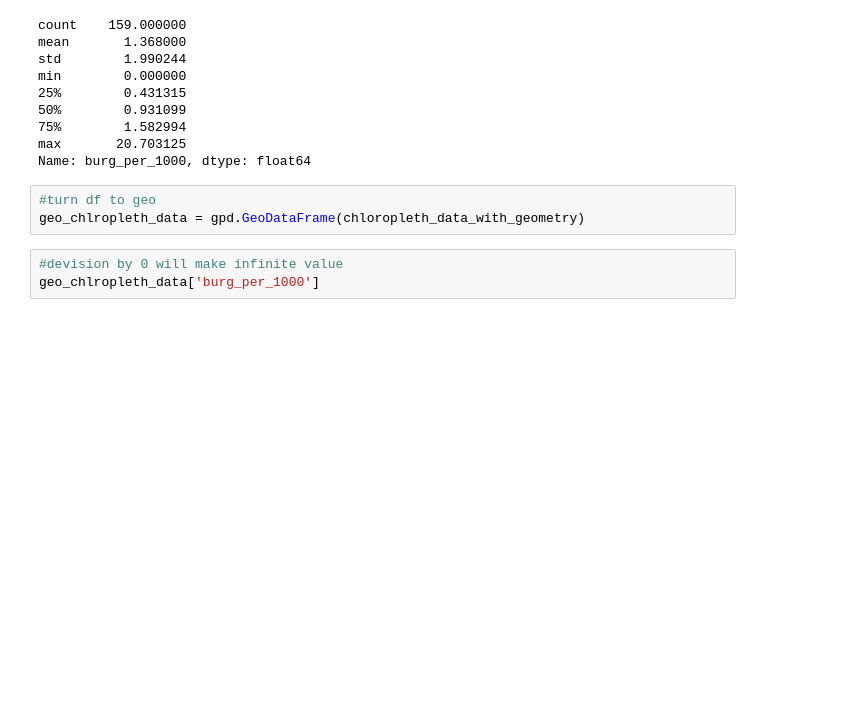
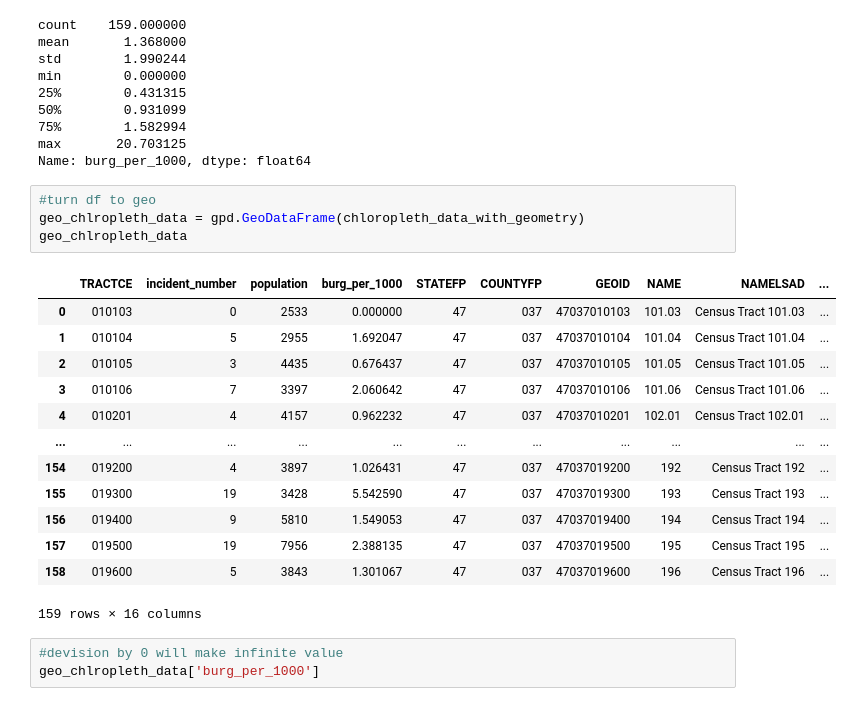
Before and after one commit to nss-data-science-cohort-5/geospatial_api-blue-barracudas, a Jupyter notebook: notebooks/geoproject.ipynb, the cells around one changed output. Cells and saved outputs as stored; diff of their text form; blank space fills up the shorter version.

```diff
--- a/notebooks/geoproject.ipynb
+++ b/notebooks/geoproject.ipynb
@@ -335,6 +349,21 @@ Name: burg_per_1000, dtype: float64
 # %%
 #turn df to geo
 geo_chlropleth_data = gpd.GeoDataFrame(chloropleth_data_with_geometry)
+geo_chlropleth_data
+# %% [output]
+|  | TRACTCE | incident_number | population | burg_per_1000 | STATEFP | COUNTYFP | GEOID | NAME | NAMELSAD | ... |
+| 0 | 010103 | 0 | 2533 | 0.000000 | 47 | 037 | 47037010103 | 101.03 | Census Tract 101.03 | ... |
+| 1 | 010104 | 5 | 2955 | 1.692047 | 47 | 037 | 47037010104 | 101.04 | Census Tract 101.04 | ... |
+| 2 | 010105 | 3 | 4435 | 0.676437 | 47 | 037 | 47037010105 | 101.05 | Census Tract 101.05 | ... |
+| 3 | 010106 | 7 | 3397 | 2.060642 | 47 | 037 | 47037010106 | 101.06 | Census Tract 101.06 | ... |
+| 4 | 010201 | 4 | 4157 | 0.962232 | 47 | 037 | 47037010201 | 102.01 | Census Tract 102.01 | ... |
+| ... | ... | ... | ... | ... | ... | ... | ... | ... | ... | ... |
+| 154 | 019200 | 4 | 3897 | 1.026431 | 47 | 037 | 47037019200 | 192 | Census Tract 192 | ... |
+| 155 | 019300 | 19 | 3428 | 5.542590 | 47 | 037 | 47037019300 | 193 | Census Tract 193 | ... |
+| 156 | 019400 | 9 | 5810 | 1.549053 | 47 | 037 | 47037019400 | 194 | Census Tract 194 | ... |
+| 157 | 019500 | 19 | 7956 | 2.388135 | 47 | 037 | 47037019500 | 195 | Census Tract 195 | ... |
+| 158 | 019600 | 5 | 3843 | 1.301067 | 47 | 037 | 47037019600 | 196 | Census Tract 196 | ... |
+159 rows × 16 columns
 # %%
 #devision by 0 will make infinite value
 geo_chlropleth_data['burg_per_1000']
```
Also changed, not shown: parts of 22 cells of this notebook.
